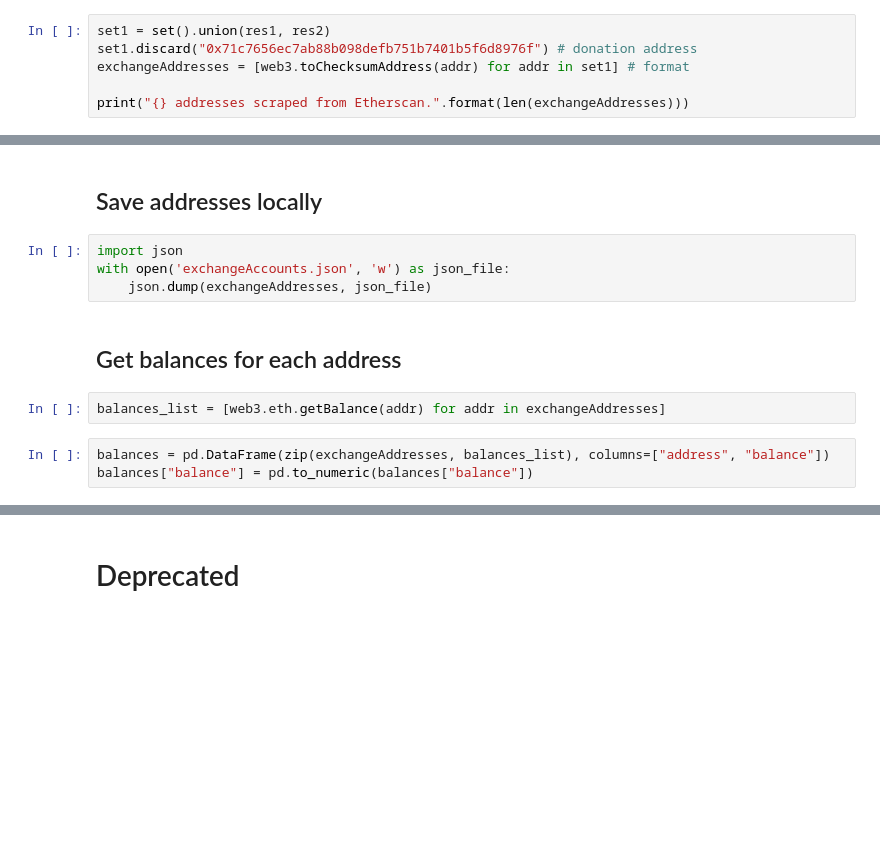
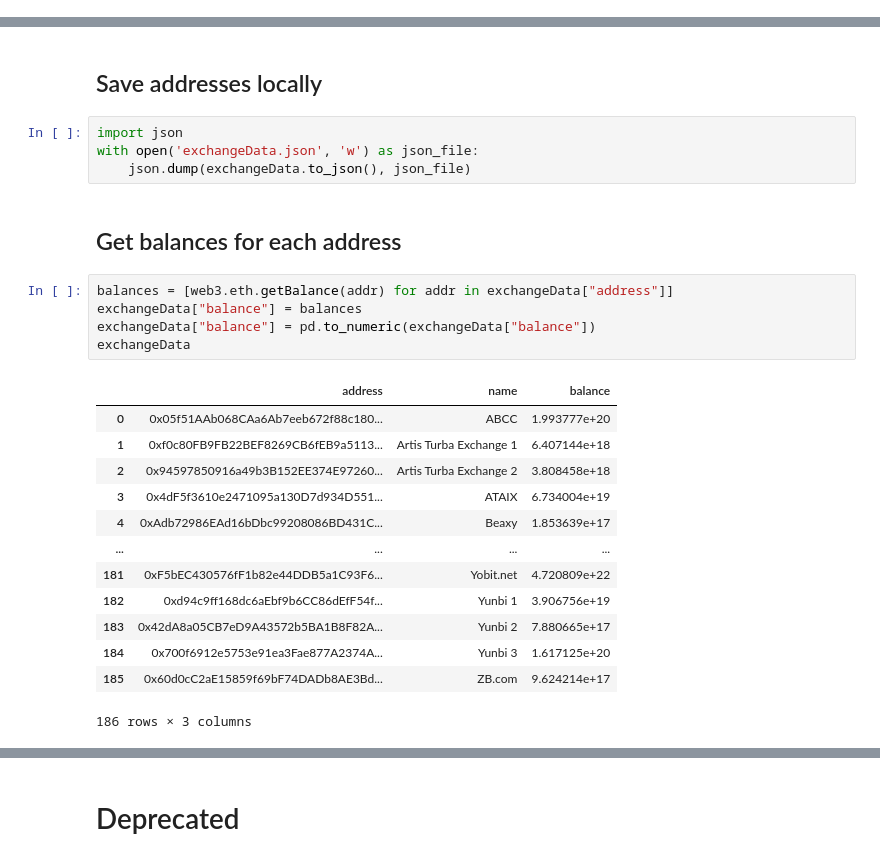
Before and after one commit to mgsgde/ethcluster, a Jupyter notebook: eventstudy.ipynb, the cells around one changed output, grey strips where cells are left out. Cells and saved outputs as stored; diff of their text form; blank space fills up the shorter version.

```diff
--- a/eventstudy.ipynb
+++ b/eventstudy.ipynb
@@ -34,6 +45,0 @@ res2 = re.findall("0x.{40}", str(res2))
-# %%
-set1 = set().union(res1, res2)
-set1.discard("0x71c7656ec7ab88b098defb751b7401b5f6d8976f") # donation address
-exchangeAddresses = [web3.toChecksumAddress(addr) for addr in set1] # format
-
-print("{} addresses scraped from Etherscan.".format(len(exchangeAddresses)))
@@ -116,13 +111,27 @@ hack_events = pd.DataFrame(zip(namesOfExchanges, dates), columns=["hacked_exchan
 ## Save addresses locally
 # %%
 import json
-with open('exchangeAccounts.json', 'w') as json_file:
-    json.dump(exchangeAddresses, json_file)
+with open('exchangeData.json', 'w') as json_file:
+    json.dump(exchangeData.to_json(), json_file)
 # %% [markdown]
 ## Get balances for each address
 # %%
-balances_list = [web3.eth.getBalance(addr) for addr in exchangeAddresses]
+balances = [web3.eth.getBalance(addr) for addr in exchangeData["address"]]
+exchangeData["balance"] = balances
+exchangeData["balance"] = pd.to_numeric(exchangeData["balance"])
+exchangeData
+# %% [output]
+|  | address | name | balance |
+| 0 | 0x05f51AAb068CAa6Ab7eeb672f88c180... | ABCC | 1.993777e+20 |
+| 1 | 0xf0c80FB9FB22BEF8269CB6fEB9a5113... | Artis Turba Exchange 1 | 6.407144e+18 |
+| 2 | 0x94597850916a49b3B152EE374E97260... | Artis Turba Exchange 2 | 3.808458e+18 |
+| 3 | 0x4dF5f3610e2471095a130D7d934D551... | ATAIX | 6.734004e+19 |
+| 4 | 0xAdb72986EAd16bDbc99208086BD431C... | Beaxy | 1.853639e+17 |
+| ... | ... | ... | ... |
+| 181 | 0xF5bEC430576fF1b82e44DDB5a1C93F6... | Yobit.net | 4.720809e+22 |
+| 182 | 0xd94c9ff168dc6aEbf9b6CC86dEfF54f... | Yunbi 1 | 3.906756e+19 |
+| 183 | 0x42dA8a05CB7eD9A43572b5BA1B8F82A... | Yunbi 2 | 7.880665e+17 |
+| 184 | 0x700f6912e5753e91ea3Fae877A2374A... | Yunbi 3 | 1.617125e+20 |
+| 185 | 0x60d0cC2aE15859f69bF74DADb8AE3Bd... | ZB.com | 9.624214e+17 |
+186 rows × 3 columns
-# %%
-balances = pd.DataFrame(zip(exchangeAddresses, balances_list), columns=["address", "balance"])
-balances["balance"] = pd.to_numeric(balances["balance"])
 # %%
```
Also changed, not shown: parts of 22 cells of this notebook, 2 other files.
